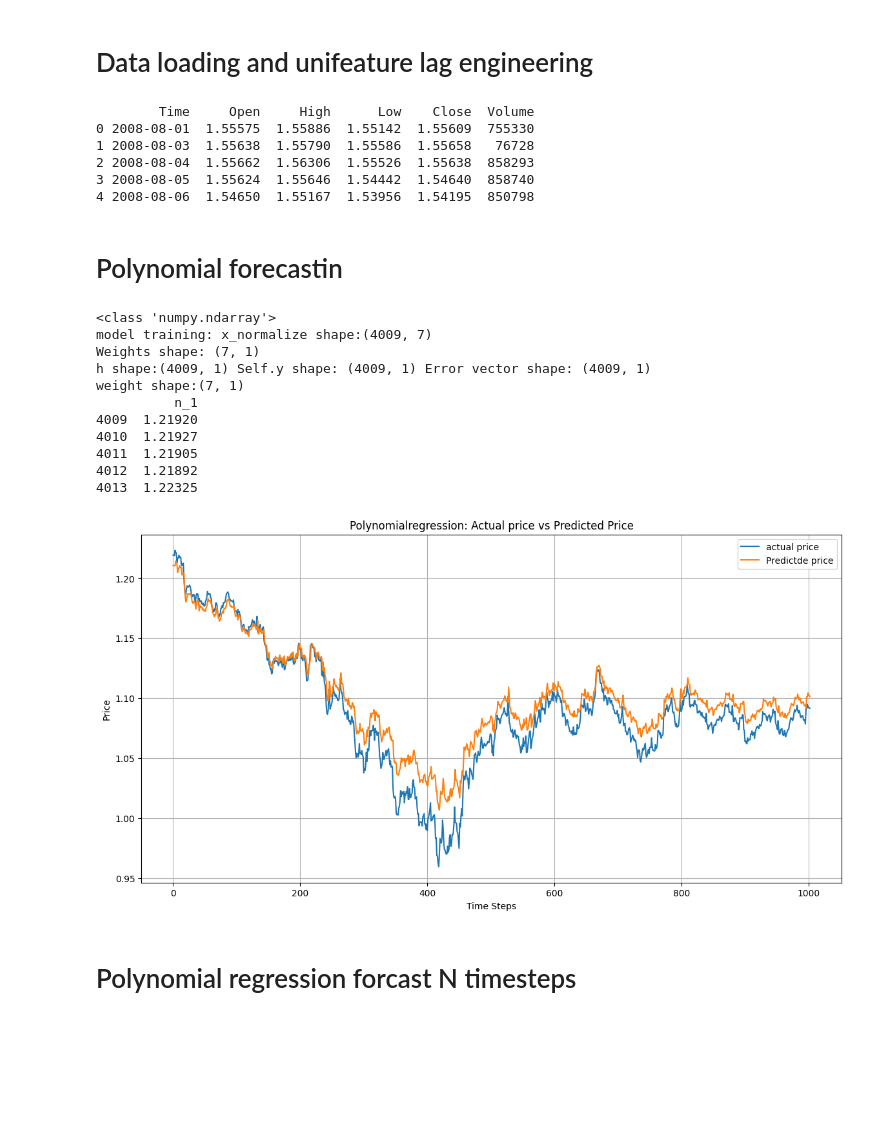
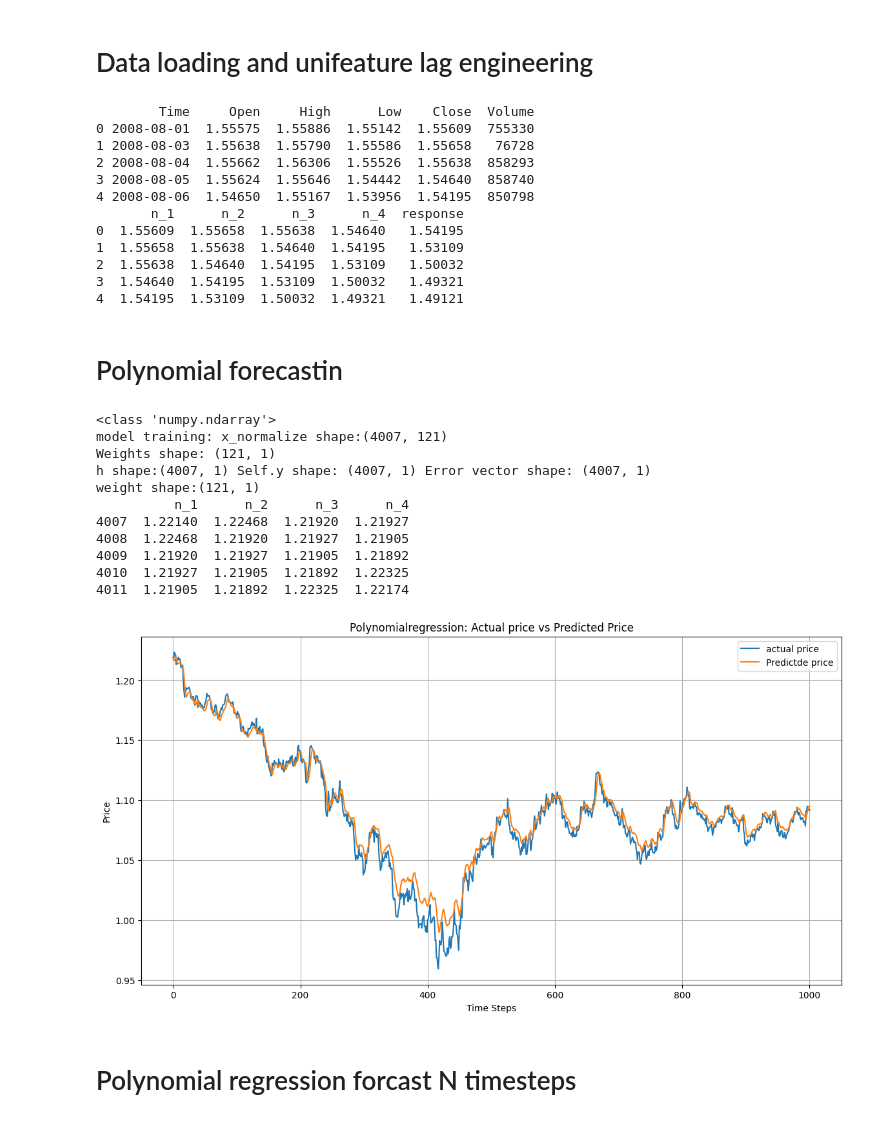
Before and after one commit to D-Mutabazi/Data-Engineering-Projects-and-Coursework, a Jupyter notebook: PolyRgress.ipynb, the cells around one changed output. Cells and saved outputs as stored; diff of their text form; code cells hidden in the pictures; blank space fills up the shorter version.

Commit message:
Bug Fix: Polynomial model can now handle multivariate input data

```diff
--- a/PolyRgress.ipynb
+++ b/PolyRgress.ipynb
@@ -19,10 +19,17 @@ class PolynomialRegression:
 
     # Function to transform X into polynomial features
     def transform(self, X):
-        X_transform = np.ones((X.shape[0], 1))  # Add bias term (X^0)
+        # Start with the bias term (X^0 = 1)
+        X_transform = np.ones((X.shape[0], 1))  # Shape: (n_samples, 1)
+
+        # Loop through degrees from 1 to the specified degree
         for j in range(1, self.degree + 1):
-            X_transform = np.append(X_transform, np.power(X, j).reshape(-1, 1), axis=1)
+            for feature in range(X.shape[1]):  # Loop through all features (columns) in X
+                X_pow = np.power(X[:, feature], j).reshape(-1, 1)  # Raise each feature to the power j
+                X_transform = np.hstack((X_transform, X_pow))  # Stack the new column horizontally
+
         return X_transform
+
 
     # Function to normalize the features (save mean and std for normalization)
     def normalize(self, X):
@@ -103,7 +110,9 @@ datasetX = data_loader(filepath)
 
 print(datasetX.head())
 
-laggedDataset, f_lag, response = featureEngineering(datasetX,1)
+laggedDataset, f_lag, response = featureEngineering(datasetX,4)
+
+print(laggedDataset.head())
 # %% [output]
         Time     Open     High      Low    Close  Volume
 0 2008-08-01  1.55575  1.55886  1.55142  1.55609  755330
@@ -111,6 +120,12 @@ laggedDataset, f_lag, response = featureEngineering(datasetX,1)
 2 2008-08-04  1.55662  1.56306  1.55526  1.55638  858293
 3 2008-08-05  1.55624  1.55646  1.54442  1.54640  858740
 4 2008-08-06  1.54650  1.55167  1.53956  1.54195  850798
+       n_1      n_2      n_3      n_4  response
+0  1.55609  1.55658  1.55638  1.54640   1.54195
+1  1.55658  1.55638  1.54640  1.54195   1.53109
+2  1.55638  1.54640  1.54195  1.53109   1.50032
+3  1.54640  1.54195  1.53109  1.50032   1.49321
+4  1.54195  1.53109  1.50032  1.49321   1.49121
 # %% [markdown]
 # Polynomial forecastin
 # %%
@@ -118,45 +133,45 @@ laggedDataset, f_lag, response = featureEngineering(datasetX,1)
 x_train, x_test, y_train, y_test = train_test_split(f_lag, response, test_size=0.2,random_state=12, shuffle=False)
 
 print(type(x_train.values))
 
 #create instance of model
-degree = 6  # Quadratic polynomial
+degree = 30  # Quadratic polynomial
 learning_rate = 0.01
 iterations = 1000
 
 modelPolReg = PolynomialRegression(degree, learning_rate, iterations)
 modelPolReg.fit(x_train.values, y_train.values)
 
 #make predictions
 print(x_test.head(5))
 y_pred = modelPolReg.predict(x_test.values)
 
 #convert to 1D /numpyarray for plotting
 y_test = y_test.to_numpy()
 y_pred = y_pred.flatten()
 
 plt.figure(figsize=(14, 7))
 plt.plot(y_test, label ='actual price')
 plt.plot(y_pred, label='Predictde price')
 plt.title('Polynomialregression: Actual price vs Predicted Price')
 plt.xlabel('Time Steps')
 plt.ylabel('Price')
 plt.legend()
 plt.grid(True)
 plt.show()
 # %% [output]
 <class 'numpy.ndarray'>
-model training: x_normalize shape:(4009, 7)
-Weights shape: (7, 1)
-h shape:(4009, 1) Self.y shape: (4009, 1) Error vector shape: (4009, 1)
-weight shape:(7, 1)
-          n_1
-4009  1.21920
-4010  1.21927
-4011  1.21905
-4012  1.21892
-4013  1.22325
+model training: x_normalize shape:(4007, 121)
+Weights shape: (121, 1)
+h shape:(4007, 1) Self.y shape: (4007, 1) Error vector shape: (4007, 1)
+weight shape:(121, 1)
+          n_1      n_2      n_3      n_4
+4007  1.22140  1.22468  1.21920  1.21927
+4008  1.22468  1.21920  1.21927  1.21905
+4009  1.21920  1.21927  1.21905  1.21892
+4010  1.21927  1.21905  1.21892  1.22325
+4011  1.21905  1.21892  1.22325  1.22174
-[figure, old version]
+[figure, new version]
 # %% [markdown]
 # Polynomial regression forcast N timesteps
 # %%
```
Also changed, not shown: parts of 1 cell of this notebook.
